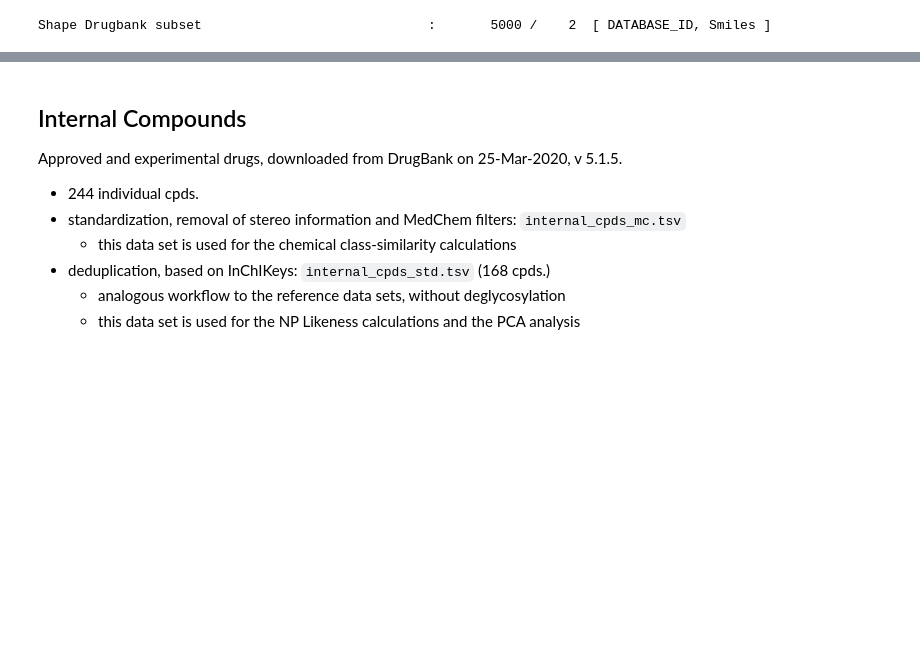
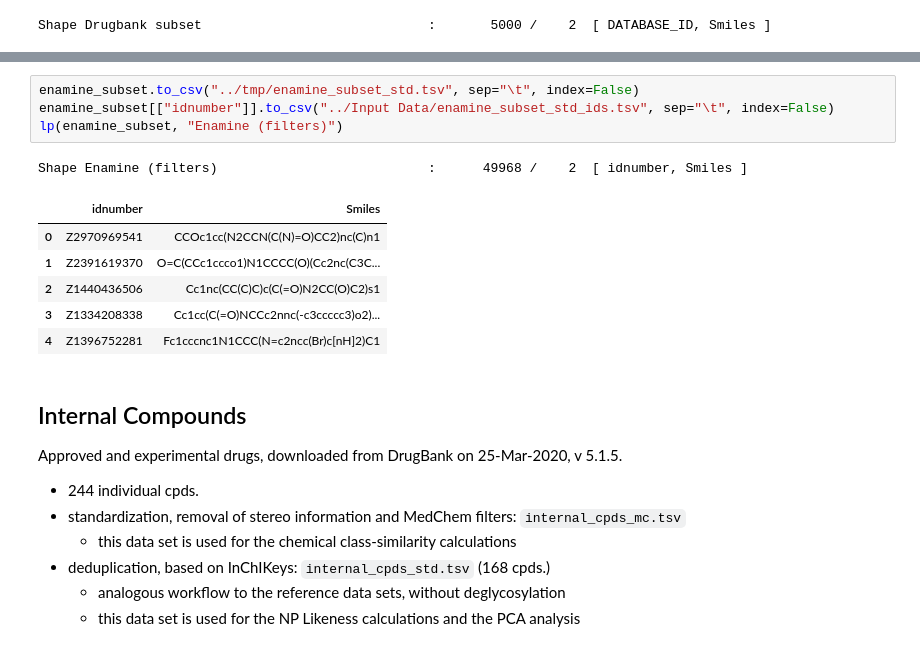
Before and after one commit to jose-manuel/code_manuscript, a Jupyter notebook: 1. Data Prep/prepare_data_sets.ipynb, the cells around one changed output, grey strips where cells are left out. Saved outputs shown, nothing was run; the diff lists cells and outputs as text; blank space fills up the shorter version.

```diff
--- a/1. Data Prep/prepare_data_sets.ipynb
+++ b/1. Data Prep/prepare_data_sets.ipynb
@@ -400,3 +503,15 @@ Shape Drugbank subset                             :       5000 /    2  [ DATABAS
+# %%
+enamine_subset.to_csv("../tmp/enamine_subset_std.tsv", sep="\t", index=False)
+enamine_subset[["idnumber"]].to_csv("../Input Data/enamine_subset_std_ids.tsv", sep="\t", index=False)
+lp(enamine_subset, "Enamine (filters)")
+# %% [output]
+Shape Enamine (filters)                           :      49968 /    2  [ idnumber, Smiles ]
+|  | idnumber | Smiles |
+| 0 | Z2970969541 | CCOc1cc(N2CCN(C(N)=O)CC2)nc(C)n1 |
+| 1 | Z2391619370 | O=C(CCc1ccco1)N1CCCC(O)(Cc2nc(C3C... |
+| 2 | Z1440436506 | Cc1nc(CC(C)C)c(C(=O)N2CC(O)C2)s1 |
+| 3 | Z1334208338 | Cc1cc(C(=O)NCCc2nnc(-c3ccccc3)o2)... |
+| 4 | Z1396752281 | Fc1cccnc1N1CCC(N=c2ncc(Br)c[nH]2)C1 |
 # %% [markdown]
 ## Internal Compounds
 
```
Also changed, not shown: parts of 10 cells of this notebook, 15 other files.
